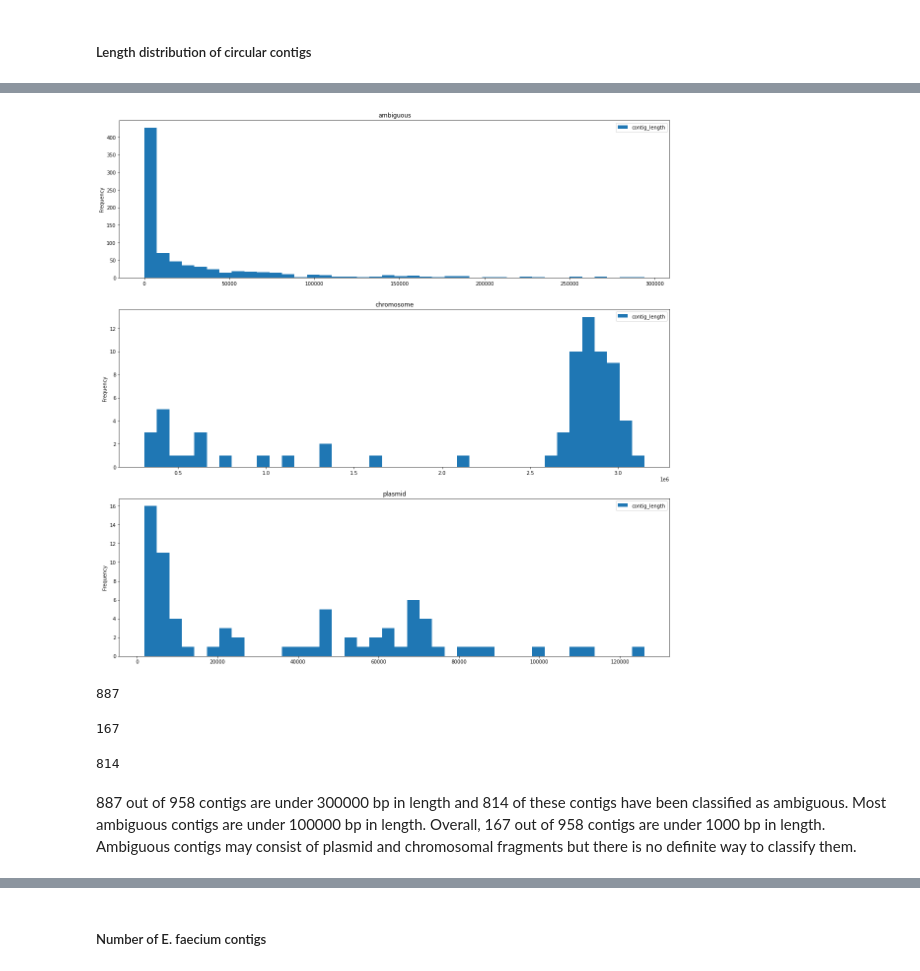
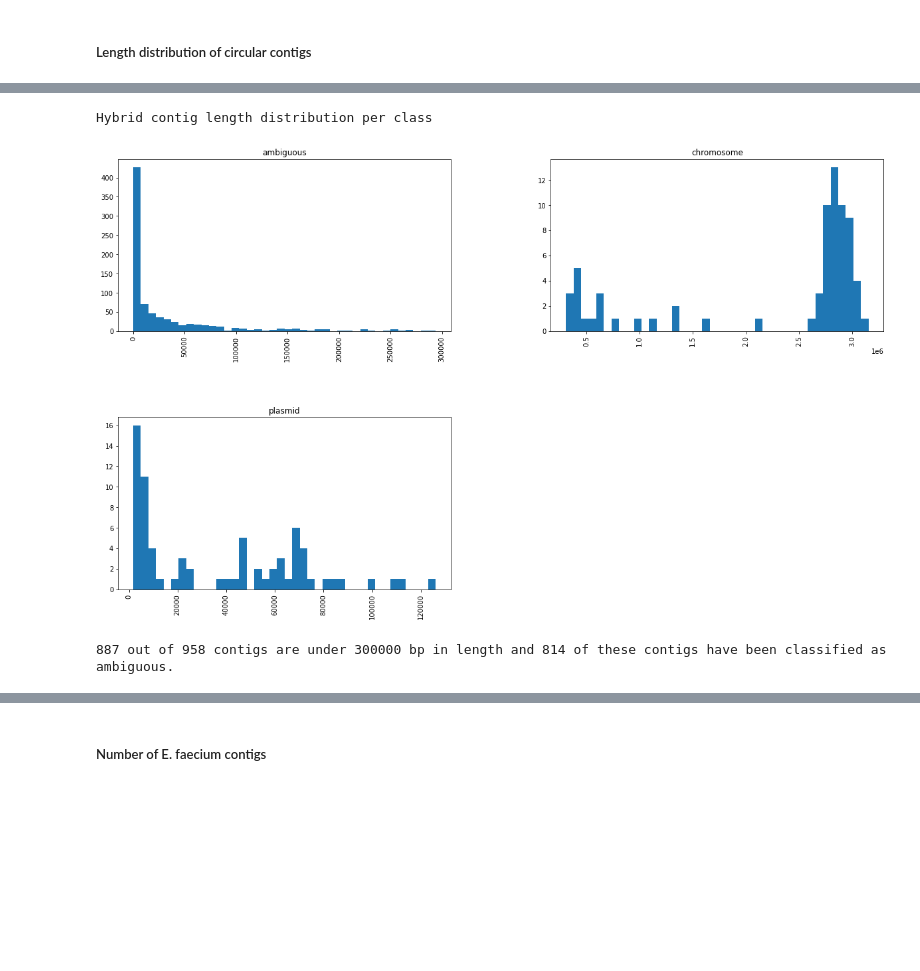
Before and after one commit to cchauve/CompMath-Day-2023, a Jupyter notebook: doc/Hybrid_contig_comparison_summary.ipynb, the cells around one changed output, grey strips where cells are left out. Cells and saved outputs as stored; diff of their text form; code cells hidden in the pictures; blank space fills up the shorter version.

```diff
--- a/doc/Hybrid_contig_comparison_summary.ipynb
+++ b/doc/Hybrid_contig_comparison_summary.ipynb
@@ -110,18 +120,12 @@ EFAECALIS_CONTIGS
 # %%
-ax = EFAECALIS_CONTIGS.plot.hist(column=["contig_length"], by="classification", bins=40, figsize=(20, 20))
+print(f'Hybrid contig length distribution per class')
+ax3 = EFAECALIS_CONTIGS_LEN.hist(by="classification", bins=40, figsize=(20, 12))
 # %% [output]
+Hybrid contig length distribution per class
-[figure, old version]
+[figure, new version]
-# %%
-len(EFAECALIS_CONTIGS[(EFAECALIS_CONTIGS["contig_length"] <= 300000)])
-# %% [output]
-887
-# %%
-len(EFAECALIS_CONTIGS[(EFAECALIS_CONTIGS["contig_length"] <= 1000)])
-# %% [output]
-167
-# %%
-len(EFAECALIS_CONTIGS[(EFAECALIS_CONTIGS["contig_length"] <= 300000) & (EFAECALIS_CONTIGS['classification'] == 'ambiguous')])
-# %% [output]
-814
-# %% [markdown]
-887 out of 958 contigs are under 300000 bp in length and 814 of these contigs have been classified as ambiguous. Most ambiguous contigs are under 100000 bp in length. Overall, 167 out of 958 contigs are under 1000 bp in length. Ambiguous contigs may consist of plasmid and chromosomal fragments but there is no definite way to classify them.
+# %%
+nb_short_contigs = len(EFAECALIS_CONTIGS[(EFAECALIS_CONTIGS["contig_length"] <= EFAECALIS_THRESHOLD)])
+nb_short_ambig_contigs = len(EFAECALIS_CONTIGS[(EFAECALIS_CONTIGS["contig_length"] <= EFAECALIS_THRESHOLD) & (EFAECALIS_CONTIGS['classification'] == 'ambiguous')])
+print(f'{nb_short_contigs} out of {EFAECALIS_CONTIGS_NB} contigs are under {EFAECALIS_THRESHOLD} bp in length and {nb_short_ambig_contigs} of these contigs have been classified as ambiguous.')
+# %% [output]
+887 out of 958 contigs are under 300000 bp in length and 814 of these contigs have been classified as ambiguous.
```
Also changed, not shown: parts of 36 cells of this notebook.
